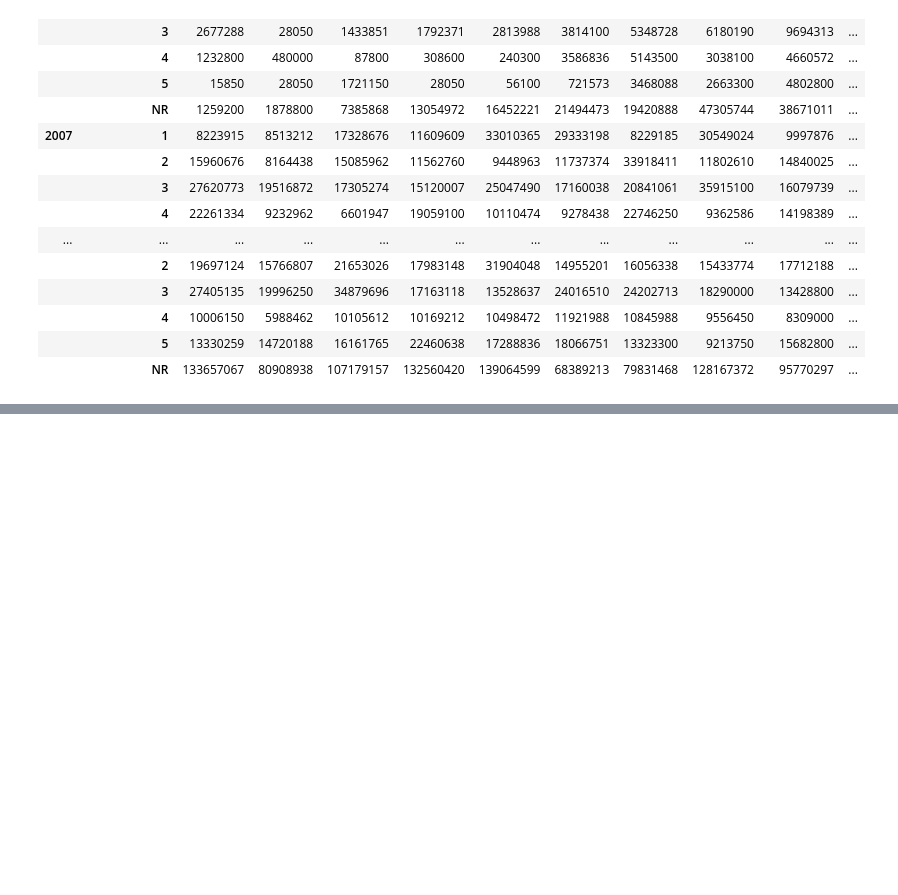
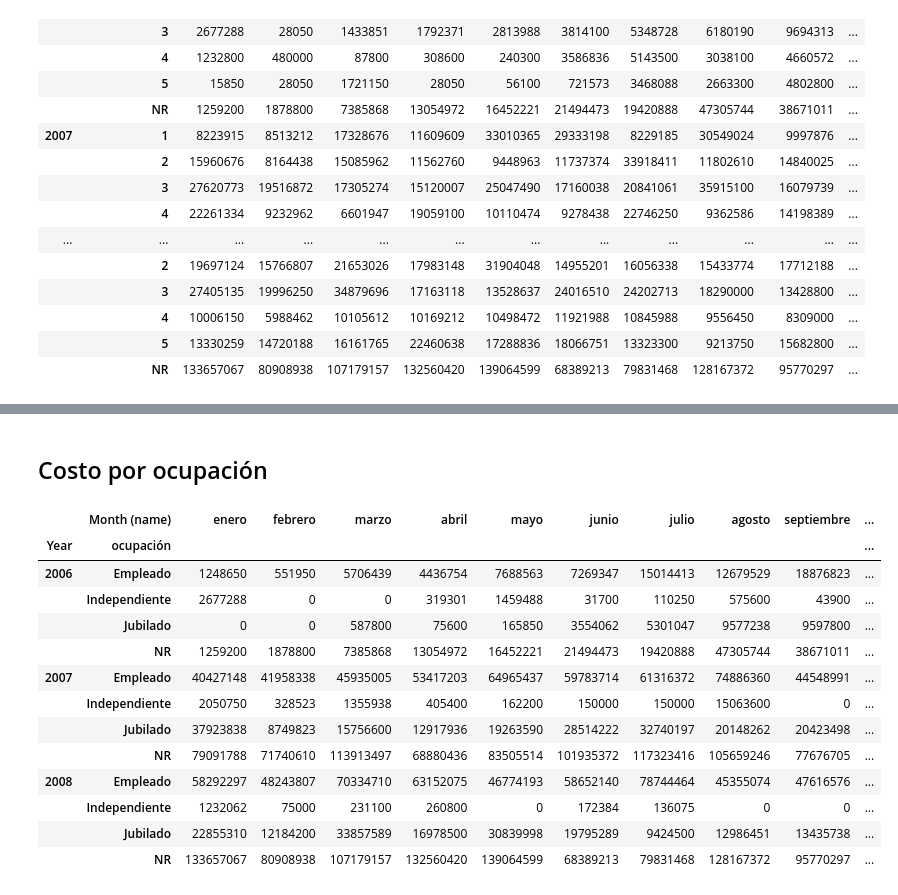
Before and after one commit to Jujo2040751/Proyecto-DataScience, a Jupyter notebook: proy.ipynb, the cells around one changed output, grey strips where cells are left out. Cells and saved outputs as stored; diff of their text form; code cells hidden in the pictures; blank space fills up the shorter version.

```diff
--- a/proy.ipynb
+++ b/proy.ipynb
@@ -666,0 +667,26 @@ plt.show()
+# %% [markdown]
+<h2>Costo por ocupación
+# %%
+df_costo_ocupacion = df_servicio_costo.merge(pds.read_sql("SELECT * FROM \"dim_fecha\" ", dbConnection)[["key_fecha",  "Date", "Year", "Month (name)"]], left_on="key_fecha_atencion" , right_on="key_fecha",  how='inner')
+df_costo_ocupacion["Month (name)"] = pds.Categorical(df_costo_ocupacion["Month (name)"], categories=months, ordered=True)
+df_costo_ocupacion.sort_values(by=["Year","Month (name)"], inplace=True)
+pivot_table= pds.pivot_table(df_costo_ocupacion, values='costo',
+                                index=['Year', "ocupación"],
+                                columns='Month (name)',
+                                aggfunc=np.sum, fill_value=0)
+pivot_table
+# %% [output]
+|  | Month (name) | enero | febrero | marzo | abril | mayo | junio | julio | agosto | septiembre | ... |
+| Year | ocupación |  |  |  |  |  |  |  |  |  | ... |
+| 2006 | Empleado | 1248650 | 551950 | 5706439 | 4436754 | 7688563 | 7269347 | 15014413 | 12679529 | 18876823 | ... |
+|  | Independiente | 2677288 | 0 | 0 | 319301 | 1459488 | 31700 | 110250 | 575600 | 43900 | ... |
+|  | Jubilado | 0 | 0 | 587800 | 75600 | 165850 | 3554062 | 5301047 | 9577238 | 9597800 | ... |
+|  | NR | 1259200 | 1878800 | 7385868 | 13054972 | 16452221 | 21494473 | 19420888 | 47305744 | 38671011 | ... |
+| 2007 | Empleado | 40427148 | 41958338 | 45935005 | 53417203 | 64965437 | 59783714 | 61316372 | 74886360 | 44548991 | ... |
+|  | Independiente | 2050750 | 328523 | 1355938 | 405400 | 162200 | 150000 | 150000 | 15063600 | 0 | ... |
+|  | Jubilado | 37923838 | 8749823 | 15756600 | 12917936 | 19263590 | 28514222 | 32740197 | 20148262 | 20423498 | ... |
+|  | NR | 79091788 | 71740610 | 113913497 | 68880436 | 83505514 | 101935372 | 117323416 | 105659246 | 77676705 | ... |
+| 2008 | Empleado | 58292297 | 48243807 | 70334710 | 63152075 | 46774193 | 58652140 | 78744464 | 45355074 | 47616576 | ... |
+|  | Independiente | 1232062 | 75000 | 231100 | 260800 | 0 | 172384 | 136075 | 0 | 0 | ... |
+|  | Jubilado | 22855310 | 12184200 | 33857589 | 16978500 | 30839998 | 19795289 | 9424500 | 12986451 | 13435738 | ... |
+|  | NR | 133657067 | 80908938 | 107179157 | 132560420 | 139064599 | 68389213 | 79831468 | 128167372 | 95770297 | ... |
```
Also changed, not shown: parts of 5 cells of this notebook.
